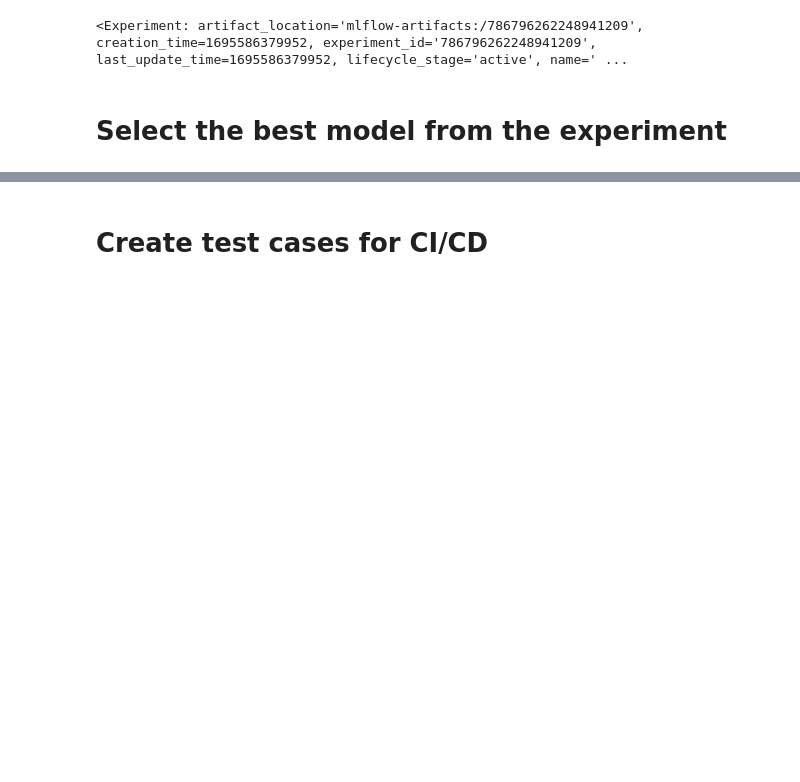
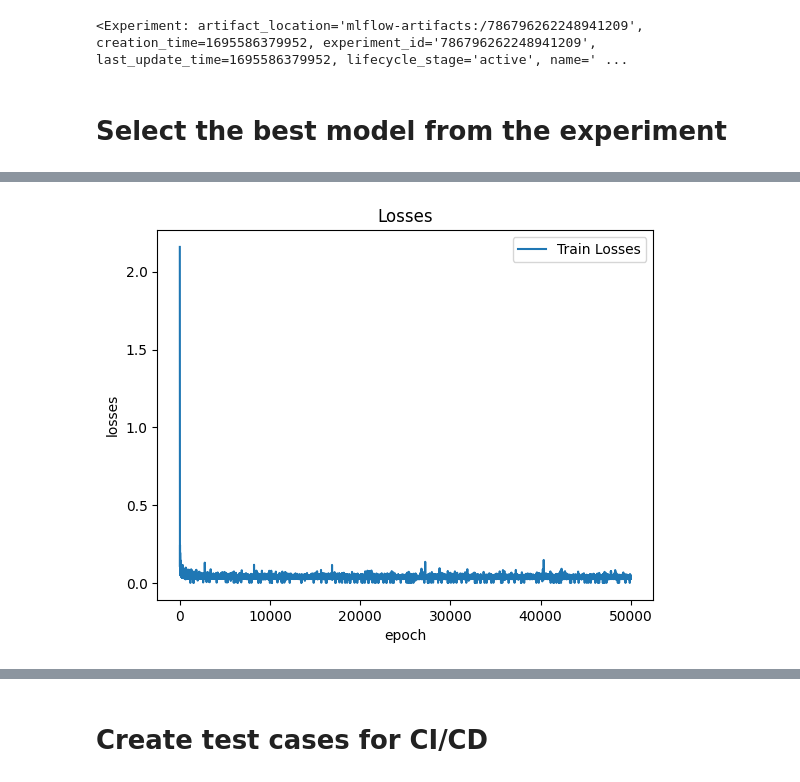
Before and after one commit to thassung/AIT_ml2023_a3, a Jupyter notebook: code/train.ipynb, the cells around one changed output, grey strips where cells are left out. Saved outputs shown, nothing was run; the diff lists cells and outputs as text; code cells hidden in the pictures; blank space fills up the shorter version.

```diff
--- a/code/train.ipynb
+++ b/code/train.ipynb
@@ -1468,0 +1498,5 @@ model = mlflow.sklearn.load_model('models:/st124323-a3-model/staging')
+# %%
+# plot loss vs epoch
+model.plot()
+# %% [output]
+[figure, added]
```
Also changed, not shown: parts of 20 cells of this notebook, 4 other files.
